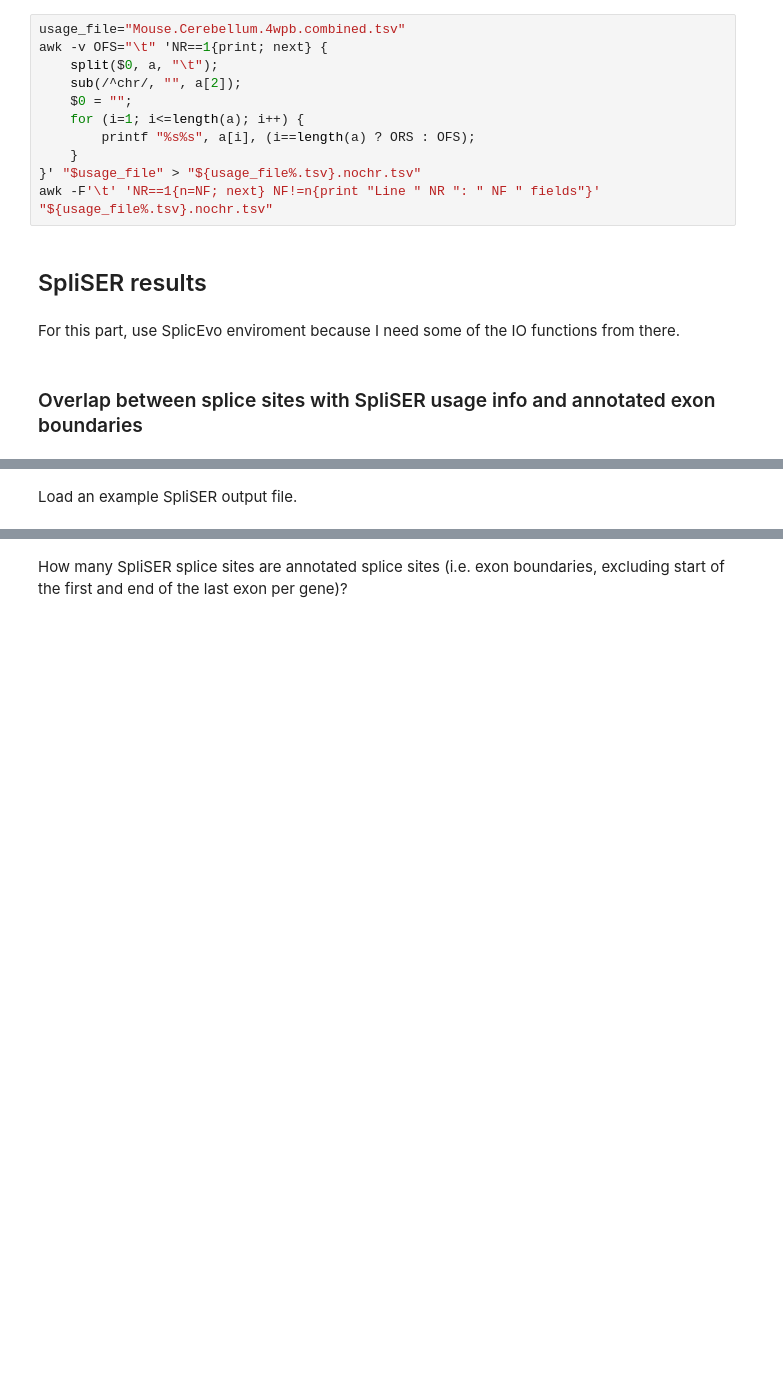
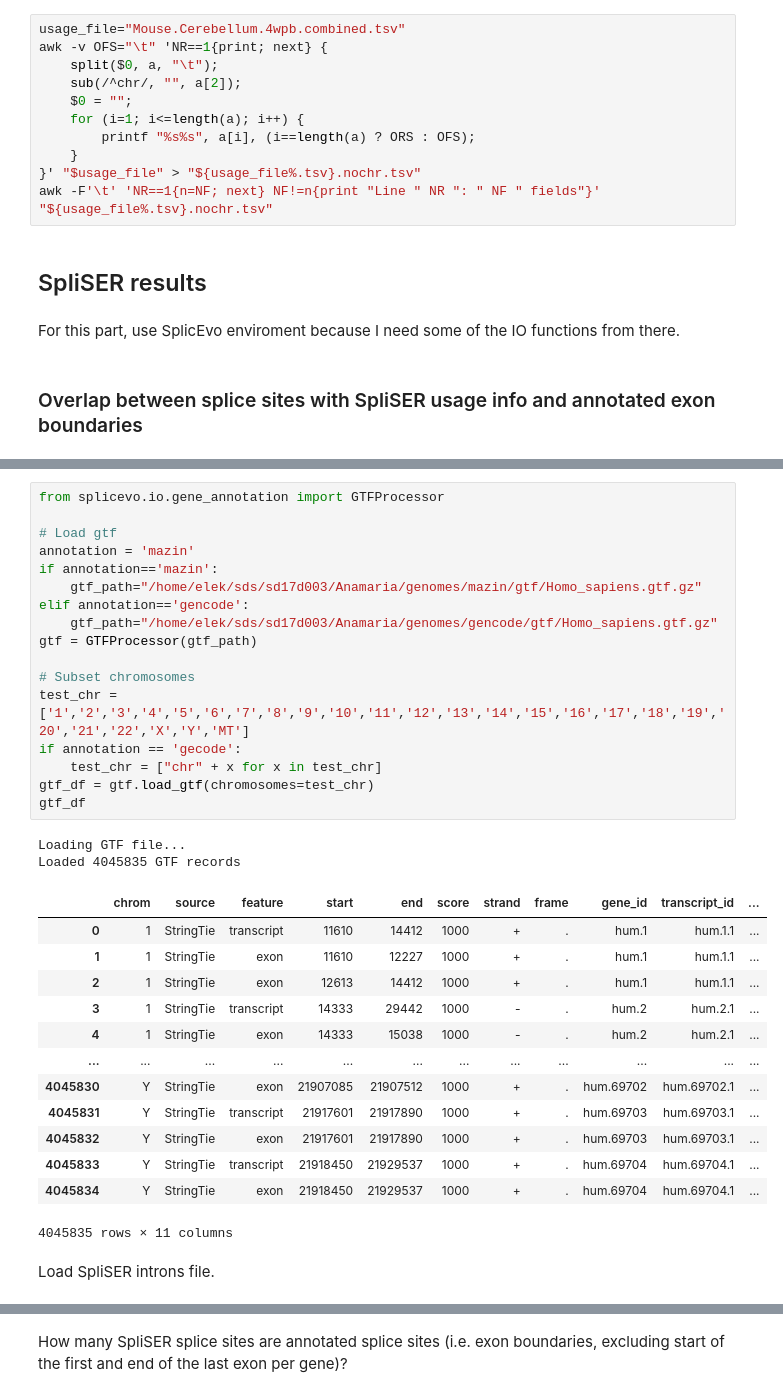
Before and after one commit to anamariaelek/splicing, a Jupyter notebook: notebooks/03_rna_data.ipynb, the cells around one changed output, grey strips where cells are left out. Drawn from its saved outputs; the diff is of its cells as text; blank space fills up the shorter version.

```diff
--- a/notebooks/03_rna_data.ipynb
+++ b/notebooks/03_rna_data.ipynb
@@ -171,2 +188,35 @@ For this part, use SplicEvo enviroment because I need some of the IO functions f
+# %%
+from splicevo.io.gene_annotation import GTFProcessor
+
+# Load gtf
+annotation = 'mazin'
+if annotation=='mazin':
+    gtf_path="/home/elek/sds/sd17d003/Anamaria/genomes/mazin/gtf/Homo_sapiens.gtf.gz"
+elif annotation=='gencode':
+    gtf_path="/home/elek/sds/sd17d003/Anamaria/genomes/gencode/gtf/Homo_sapiens.gtf.gz"
+gtf = GTFProcessor(gtf_path)
+
+# Subset chromosomes
+test_chr = ['1','2','3','4','5','6','7','8','9','10','11','12','13','14','15','16','17','18','19','20','21','22','X','Y','MT']
+if annotation == 'gecode':
+    test_chr = ["chr" + x for x in test_chr]
+gtf_df = gtf.load_gtf(chromosomes=test_chr)
+gtf_df
+# %% [output]
+Loading GTF file...
+Loaded 4045835 GTF records
+|  | chrom | source | feature | start | end | score | strand | frame | gene_id | transcript_id | ... |
+| 0 | 1 | StringTie | transcript | 11610 | 14412 | 1000 | + | . | hum.1 | hum.1.1 | ... |
+| 1 | 1 | StringTie | exon | 11610 | 12227 | 1000 | + | . | hum.1 | hum.1.1 | ... |
+| 2 | 1 | StringTie | exon | 12613 | 14412 | 1000 | + | . | hum.1 | hum.1.1 | ... |
+| 3 | 1 | StringTie | transcript | 14333 | 29442 | 1000 | - | . | hum.2 | hum.2.1 | ... |
+| 4 | 1 | StringTie | exon | 14333 | 15038 | 1000 | - | . | hum.2 | hum.2.1 | ... |
+| ... | ... | ... | ... | ... | ... | ... | ... | ... | ... | ... | ... |
+| 4045830 | Y | StringTie | exon | 21907085 | 21907512 | 1000 | + | . | hum.69702 | hum.69702.1 | ... |
+| 4045831 | Y | StringTie | transcript | 21917601 | 21917890 | 1000 | + | . | hum.69703 | hum.69703.1 | ... |
+| 4045832 | Y | StringTie | exon | 21917601 | 21917890 | 1000 | + | . | hum.69703 | hum.69703.1 | ... |
+| 4045833 | Y | StringTie | transcript | 21918450 | 21929537 | 1000 | + | . | hum.69704 | hum.69704.1 | ... |
+| 4045834 | Y | StringTie | exon | 21918450 | 21929537 | 1000 | + | . | hum.69704 | hum.69704.1 | ... |
+4045835 rows × 11 columns
 # %% [markdown]
-Load an example SpliSER output file.
+Load SpliSER introns file.
```
Also changed, not shown: parts of 39 cells of this notebook, 3 other files.
